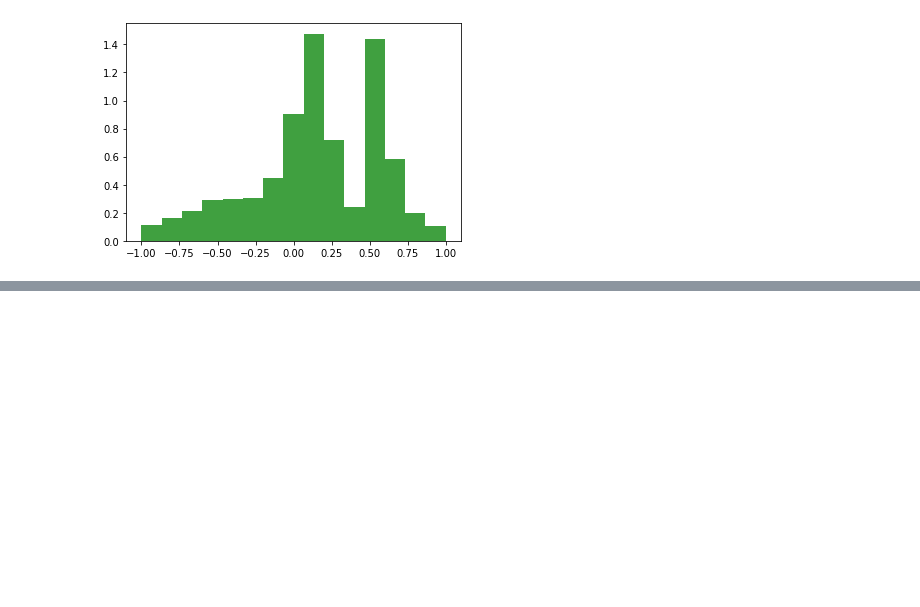
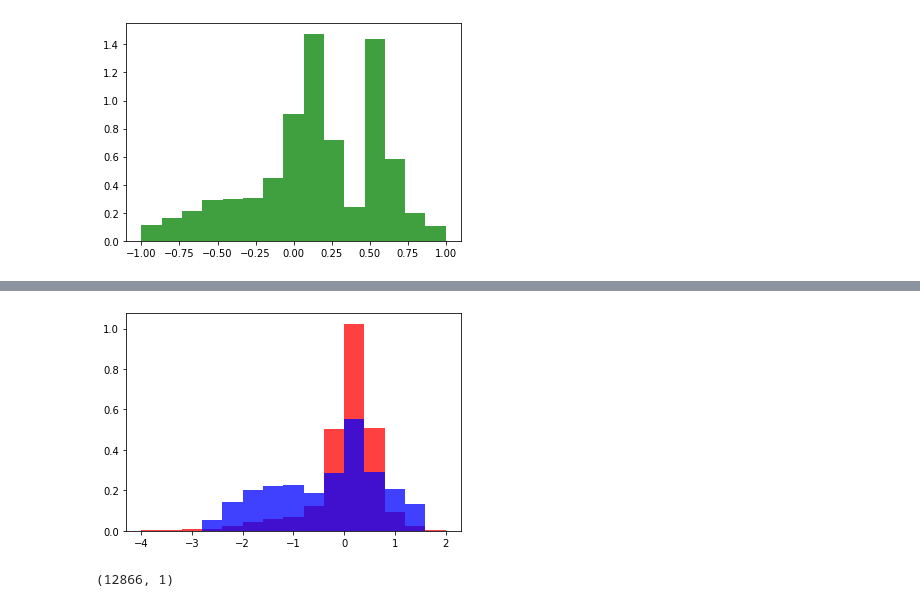
Before and after one commit to ludomitch/rosetta, a Jupyter notebook: Sandbox.ipynb, the cells around one changed output, grey strips where cells are left out. Drawn from its saved outputs; the diff is of its cells as text; code cells hidden in the pictures; blank space fills up the shorter version.

```diff
--- a/Sandbox.ipynb
+++ b/Sandbox.ipynb
@@ -463,0 +516,9 @@ plt.show()
+# %%
+n, bins, patches = plt.hist(scores, 15, density=True, range=(-4, 2), facecolor='r', alpha=0.75)
+n, bins, patches = plt.hist(final_scores, 15, density=True,range=(-4, 2), facecolor='b', alpha=0.75)
+# %% [output]
+[figure, added]
+# %%
+final_scores.shape
+# %% [output]
+(12866, 1)
```
Also changed, not shown: parts of 4 cells of this notebook, 2 other files.
